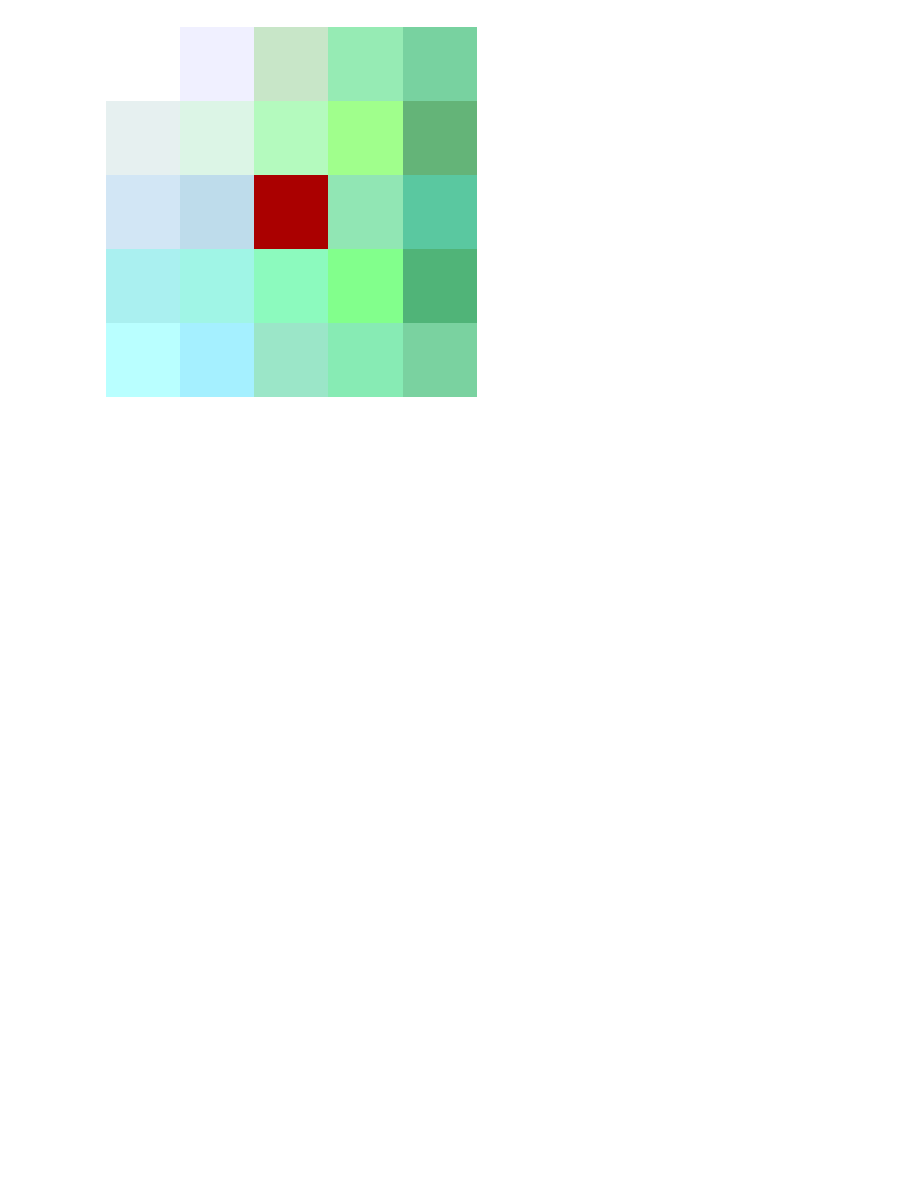
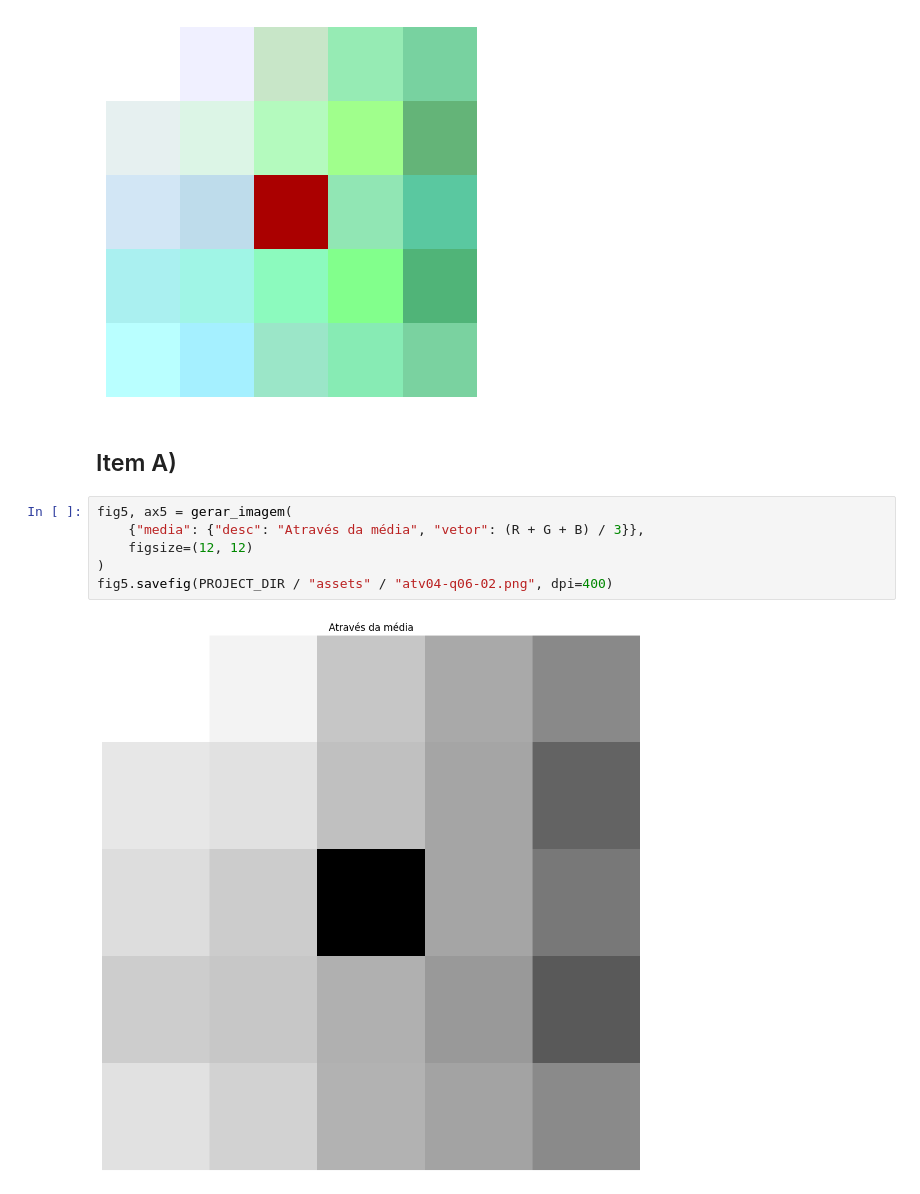
Before and after one commit to Manuelfjr/pdi, a Jupyter notebook: notebooks/00_atv01_code.ipynb, the cells around one changed output. Cells and saved outputs as stored; diff of their text form; blank space fills up the shorter version.

Commit message:
update: gera imagens para atv01 q06

```diff
--- a/notebooks/00_atv01_code.ipynb
+++ b/notebooks/00_atv01_code.ipynb
@@ -159,3 +173,13 @@ fig5, ax5 = gerar_imagem_rgb(R, G, B, figsize=(12, 4))
 fig5.savefig(PROJECT_DIR / "assets" / "atv04-q06-01.png", dpi=400)
 # %% [output]
 [figure]
+# %% [markdown]
+## Item A)
+# %%
+fig5, ax5 = gerar_imagem(
+    {"media": {"desc": "Através da média", "vetor": (R + G + B) / 3}},
+    figsize=(12, 12)
+)
+fig5.savefig(PROJECT_DIR / "assets" / "atv04-q06-02.png", dpi=400)
+# %% [output]
+[figure, added]
```
Also changed, not shown: parts of 12 cells of this notebook, 5 other files.
